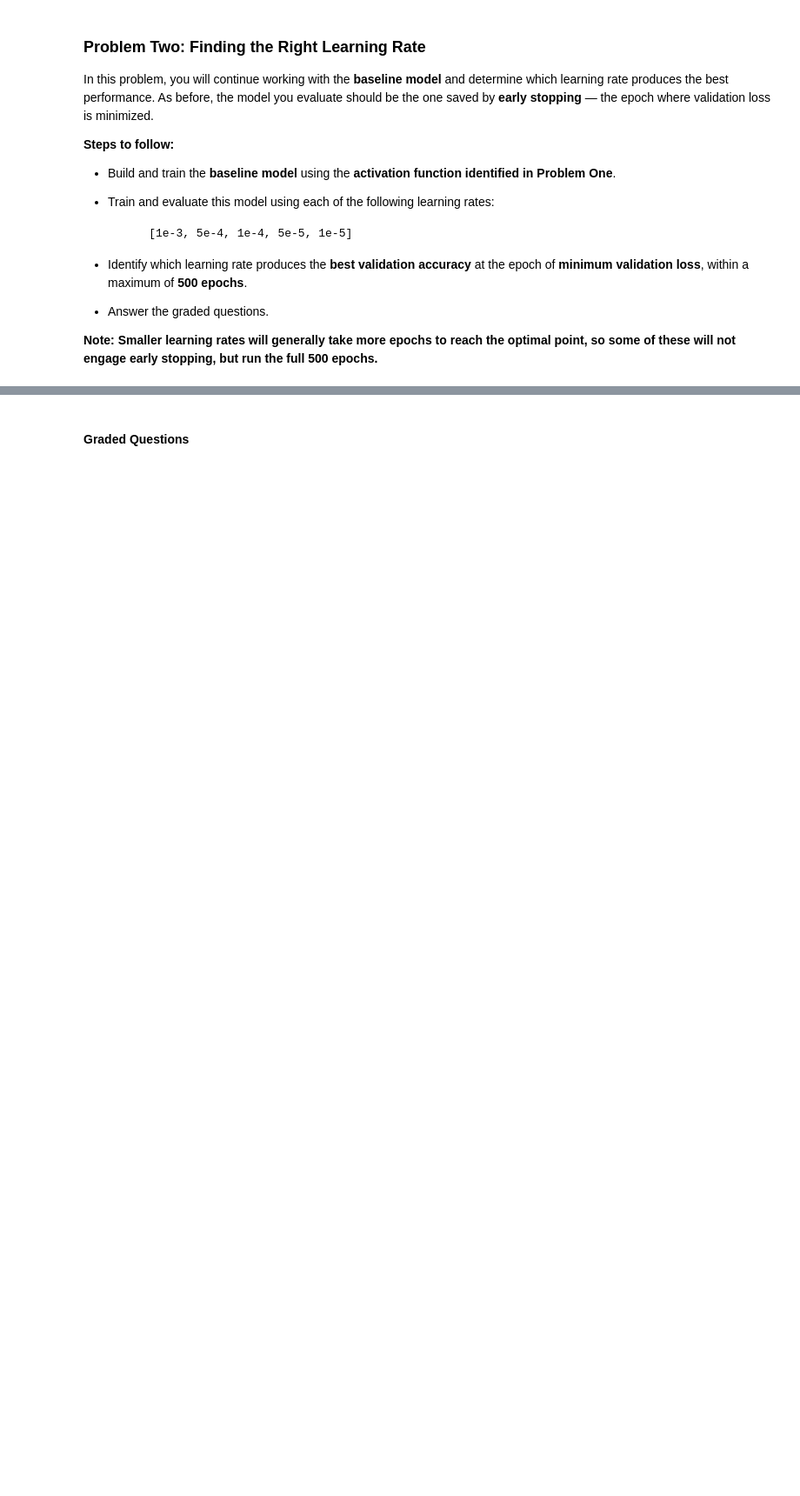
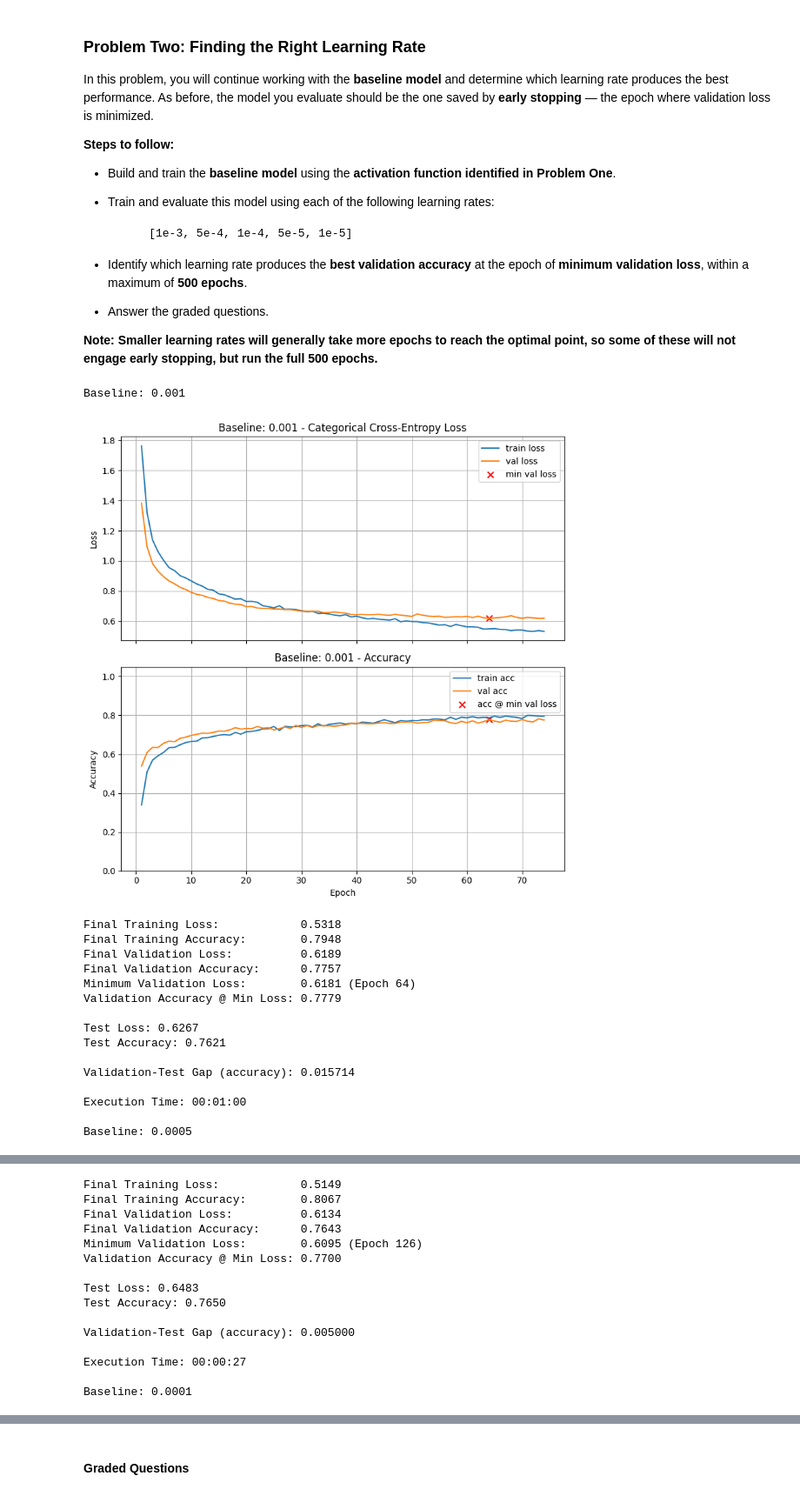
Before and after one commit to paumar2/bu-dx703-pmm, a Jupyter notebook: Homework_03.ipynb, the cells around one changed output, grey strips where cells are left out. Shown at 87% size. Drawn from its saved outputs; the diff is of its cells as text; code cells hidden in the pictures; blank space fills up the shorter version.

```diff
--- a/Homework_03.ipynb
+++ b/Homework_03.ipynb
@@ -450,3 +528,33 @@ In this problem, you will continue working with the **baseline model** and deter
 **Note: Smaller learning rates will generally take more epochs to reach the optimal point, so some of these will not engage early stopping, but run the full 500 epochs.**
 # %%
 # Your code here. Add as many cells as you need.
+lrs = [1e-3, 5e-4, 1e-4, 5e-5, 1e-5] #learning rates given above
+
+#create baseline model func w/learning rate
+def base_model_lr(lr, title):
+    model = build_model(X_train.shape[-1], [(64, 'relu', 0.0,0.0), (32, 'relu',0.001, 0.3)], n_classes)
+    return train_and_test(model, lr_schedule=lr, title=title)
+
+#run using for loop and store results
+results = {}
+for lr in lrs:
+    title = f"Baseline: {lr}"
+    base_model_lr(lr, title)
+# %% [output]
+Baseline: 0.001
+[figure, added]
+Final Training Loss:            0.5318
+Final Training Accuracy:        0.7948
+Final Validation Loss:          0.6189
+Final Validation Accuracy:      0.7757
+Minimum Validation Loss:        0.6181 (Epoch 64)
+Validation Accuracy @ Min Loss: 0.7779
+
+Test Loss: 0.6267
+Test Accuracy: 0.7621
+
+Validation-Test Gap (accuracy): 0.015714
+
+Execution Time: 00:01:00
+
+Baseline: 0.0005
@@ -452,0 +562,15 @@ In this problem, you will continue working with the **baseline model** and deter
+Final Training Loss:            0.5149
+Final Training Accuracy:        0.8067
+Final Validation Loss:          0.6134
+Final Validation Accuracy:      0.7643
+Minimum Validation Loss:        0.6095 (Epoch 126)
+Validation Accuracy @ Min Loss: 0.7700
+
+Test Loss: 0.6483
+Test Accuracy: 0.7650
+
+Validation-Test Gap (accuracy): 0.005000
+
+Execution Time: 00:00:27
+
+Baseline: 0.0001
```
Also changed, not shown: parts of 16 cells of this notebook, 2 other files.
